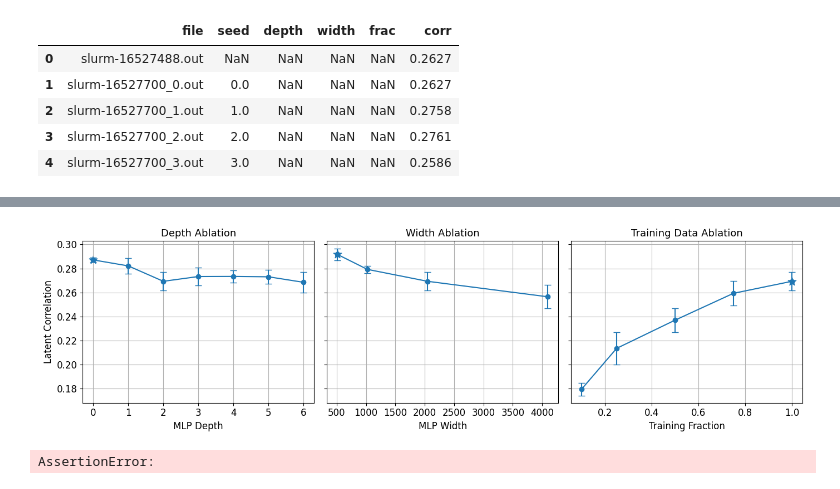
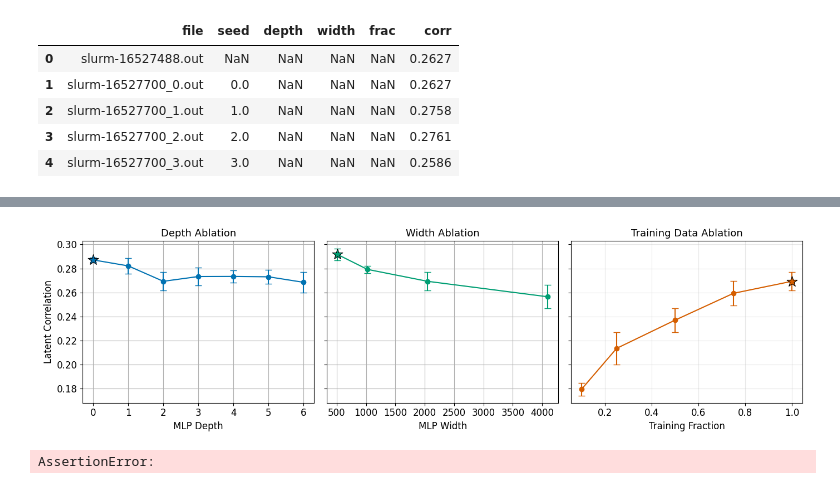
Before and after one commit to adarsh-crafts/Brain2VLM, a Jupyter notebook: my-code/mlp_ablations_results.ipynb, the cells around one changed output, grey strips where cells are left out. Saved outputs shown, nothing was run; the diff lists cells and outputs as text; code cells hidden in the pictures.

Commit message:
fix: ablations and cortexes

```diff
--- a/my-code/mlp_ablations_results.ipynb
+++ b/my-code/mlp_ablations_results.ipynb
@@ -119,10 +137,13 @@ frac_summary.head()
+# %%
+CVPR_COLORS = ["#0072B2", "#009E73", "#D55E00"]
 # %%
 import matplotlib.pyplot as plt
 
 plt.rcParams.update({
     "font.size": 12,
     "axes.titlesize": 13,
-    "axes.labelsize": 12
+    "axes.labelsize": 12,
+    "svg.fonttype": "none"   # keeps text as editable text
 })
 
 fig, axes = plt.subplots(1,3,figsize=(14,4),sharey=True)
@@ -134,13 +155,18 @@ axes[0].errorbar(
     yerr=depth_summary.std_corr,
     marker="o",
     markersize=6,
-    capsize=4
+    capsize=4,
+    color=CVPR_COLORS[0]
 )
 axes[0].scatter(
     depth_summary.loc[depth_summary.mean_corr.idxmax(),"depth"],
     depth_summary.mean_corr.max(),
-    s=120,
-    marker="*"
+    s=200,
+    marker="*",
+    color=CVPR_COLORS[0],
+    edgecolor="black",
+    linewidth=0.8,
+    zorder=10
 )
 axes[0].set_title("Depth Ablation")
 axes[0].set_xlabel("MLP Depth")
@@ -152,44 +178,54 @@ axes[1].errorbar(
     width_summary.width,
     width_summary.mean_corr,
     yerr=width_summary.std_corr,
     marker="o",
     markersize=6,
-    capsize=4
+    capsize=4,
+    color=CVPR_COLORS[1]
 )
 axes[1].scatter(
-    width_summary.loc[width_summary.mean_corr.idxmax(),"width"],
+    width_summary.loc[width_summary.mean_corr.idxmax(), "width"],
     width_summary.mean_corr.max(),
-    s=120,
-    marker="*"
+    s=200,
+    marker="*",
+    color=CVPR_COLORS[1],
+    edgecolor="black",
+    linewidth=0.8,
+    zorder=10
 )
 axes[1].set_title("Width Ablation")
 axes[1].set_xlabel("MLP Width")
 axes[1].grid(True)
 
 # Fraction
 axes[2].errorbar(
     frac_summary.frac,
     frac_summary.mean_corr,
     yerr=frac_summary.std_corr,
     marker="o",
     markersize=6,
-    capsize=4
+    capsize=4,
+    color=CVPR_COLORS[2]
 )
 axes[2].scatter(
-    frac_summary.loc[frac_summary.mean_corr.idxmax(),"frac"],
+    frac_summary.loc[frac_summary.mean_corr.idxmax(), "frac"],
     frac_summary.mean_corr.max(),
-    s=120,
-    marker="*"
+    s=200,
+    marker="*",
+    color=CVPR_COLORS[2],
+    edgecolor="black",
+    linewidth=0.8,
+    zorder=10
 )
 axes[2].set_title("Training Data Ablation")
 axes[2].set_xlabel("Training Fraction")
-axes[2].grid(True)
+axes[2].grid(True, alpha=0.3)
 
 plt.tight_layout()
-plt.savefig("mlp_ablation_cvpr.png",dpi=300,bbox_inches="tight")
+plt.savefig("mlp_ablation_cvpr.svg", bbox_inches="tight")
 plt.show()
 # %% [output]
-[figure, old version]
+[figure, new version]
 # %%
 """
 CVPR Mosaic — Vertical Layout
```
Also changed, not shown: parts of 2 cells of this notebook, 5 other files.
